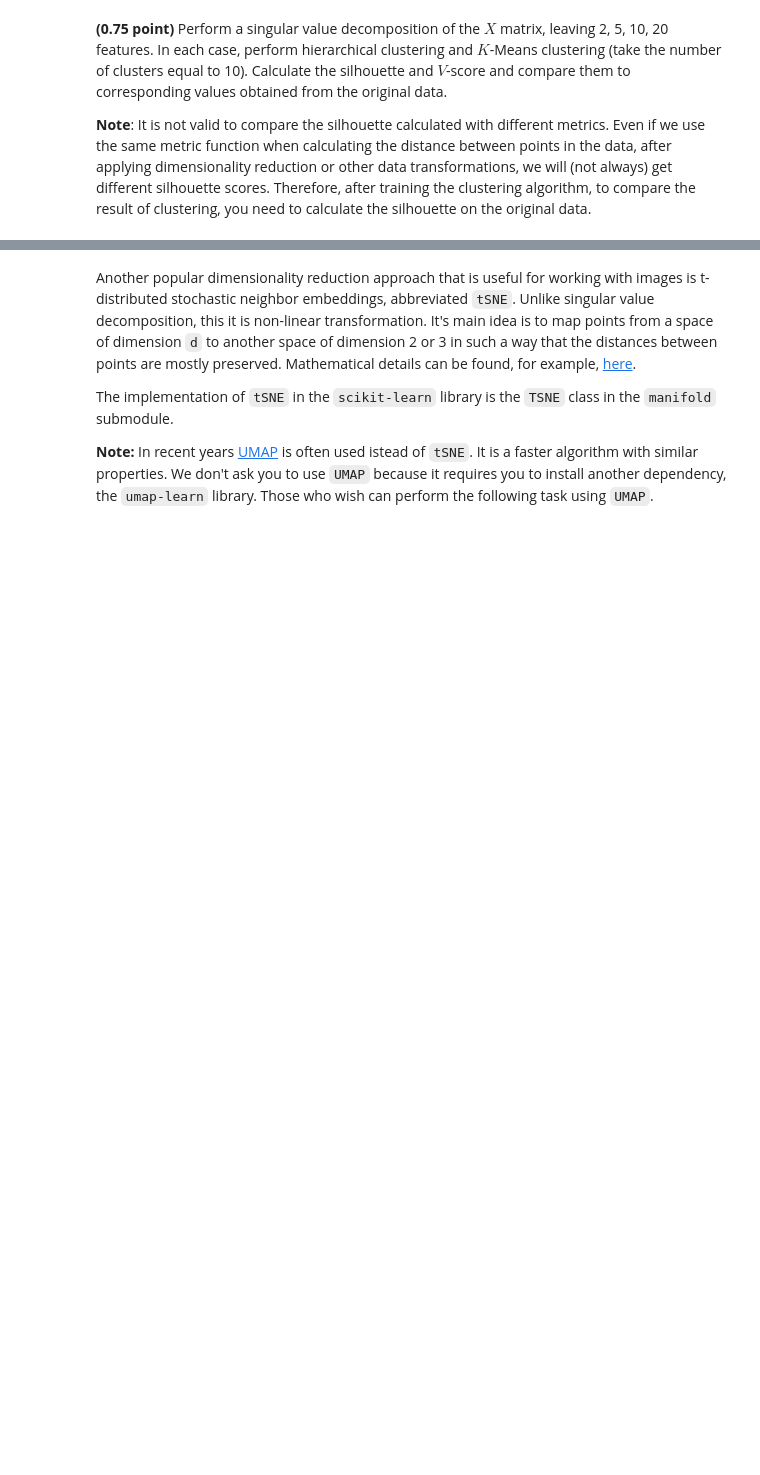
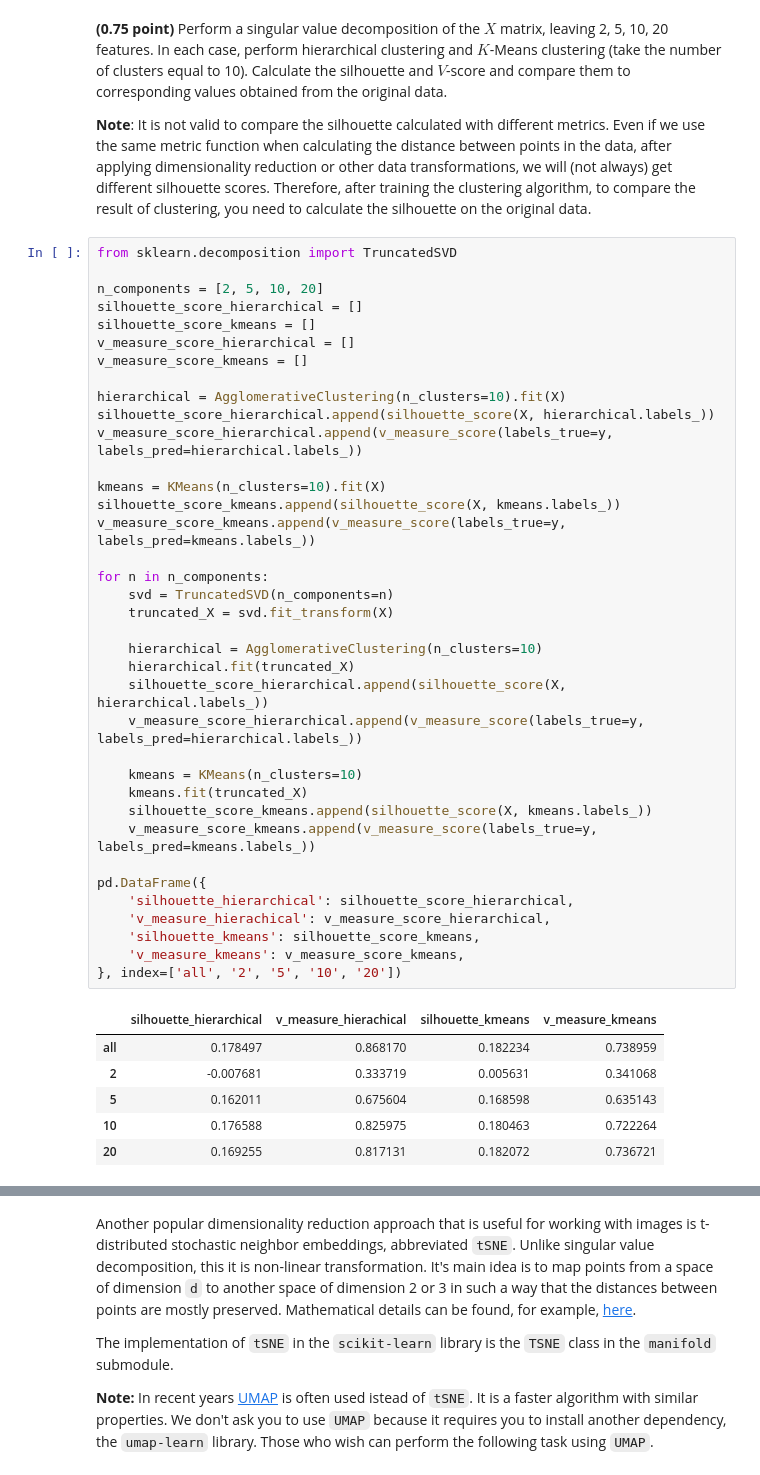
Before and after one commit to kastrubait/ml-intro-2022Q1, a Jupyter notebook: task-8_clustering.ipynb, the cells around one changed output, grey strips where cells are left out. Saved outputs shown, nothing was run; the diff lists cells and outputs as text; blank space fills up the shorter version.

```diff
--- a/task-8_clustering.ipynb
+++ b/task-8_clustering.ipynb
@@ -352,3 +352,47 @@ The `scikit-learn` module has several implementations of singular value decompos
 **(0.75 point)** Perform a singular value decomposition of the $X$ matrix, leaving 2, 5, 10, 20 features. In each case, perform hierarchical clustering and $K$-Means clustering (take the number of clusters equal to 10). Calculate the silhouette and $V$-score and compare them to corresponding values obtained from the original data.
 
 **Note**: It is not valid to compare the silhouette calculated with different metrics. Even if we use the same metric function when calculating the distance between points in the data, after applying dimensionality reduction or other data transformations, we will (not always) get different silhouette scores. Therefore, after training the clustering algorithm, to compare the result of clustering, you need to calculate the silhouette on the original data.
+# %%
+from sklearn.decomposition import TruncatedSVD
+
+n_components = [2, 5, 10, 20]
+silhouette_score_hierarchical = []
+silhouette_score_kmeans = []
+v_measure_score_hierarchical = []
+v_measure_score_kmeans = []
+
+hierarchical = AgglomerativeClustering(n_clusters=10).fit(X)
+silhouette_score_hierarchical.append(silhouette_score(X, hierarchical.labels_))
+v_measure_score_hierarchical.append(v_measure_score(labels_true=y, labels_pred=hierarchical.labels_))
+
+kmeans = KMeans(n_clusters=10).fit(X)
+silhouette_score_kmeans.append(silhouette_score(X, kmeans.labels_))
+v_measure_score_kmeans.append(v_measure_score(labels_true=y, labels_pred=kmeans.labels_))
+
+for n in n_components:
+    svd = TruncatedSVD(n_components=n)
+    truncated_X = svd.fit_transform(X)
+
+    hierarchical = AgglomerativeClustering(n_clusters=10)
+    hierarchical.fit(truncated_X)
+    silhouette_score_hierarchical.append(silhouette_score(X, hierarchical.labels_))
+    v_measure_score_hierarchical.append(v_measure_score(labels_true=y, labels_pred=hierarchical.labels_))
+
+    kmeans = KMeans(n_clusters=10)
+    kmeans.fit(truncated_X)
+    silhouette_score_kmeans.append(silhouette_score(X, kmeans.labels_))
+    v_measure_score_kmeans.append(v_measure_score(labels_true=y, labels_pred=kmeans.labels_))
+
+pd.DataFrame({
+    'silhouette_hierarchical': silhouette_score_hierarchical,
+    'v_measure_hierachical': v_measure_score_hierarchical,
+    'silhouette_kmeans': silhouette_score_kmeans,
+    'v_measure_kmeans': v_measure_score_kmeans,
+}, index=['all', '2', '5', '10', '20'])
+# %% [output]
+|  | silhouette_hierarchical | v_measure_hierachical | silhouette_kmeans | v_measure_kmeans |
+| all | 0.178497 | 0.868170 | 0.182234 | 0.738959 |
+| 2 | -0.007681 | 0.333719 | 0.005631 | 0.341068 |
+| 5 | 0.162011 | 0.675604 | 0.168598 | 0.635143 |
+| 10 | 0.176588 | 0.825975 | 0.180463 | 0.722264 |
+| 20 | 0.169255 | 0.817131 | 0.182072 | 0.736721 |
```
Also changed, not shown: parts of 8 cells of this notebook.
